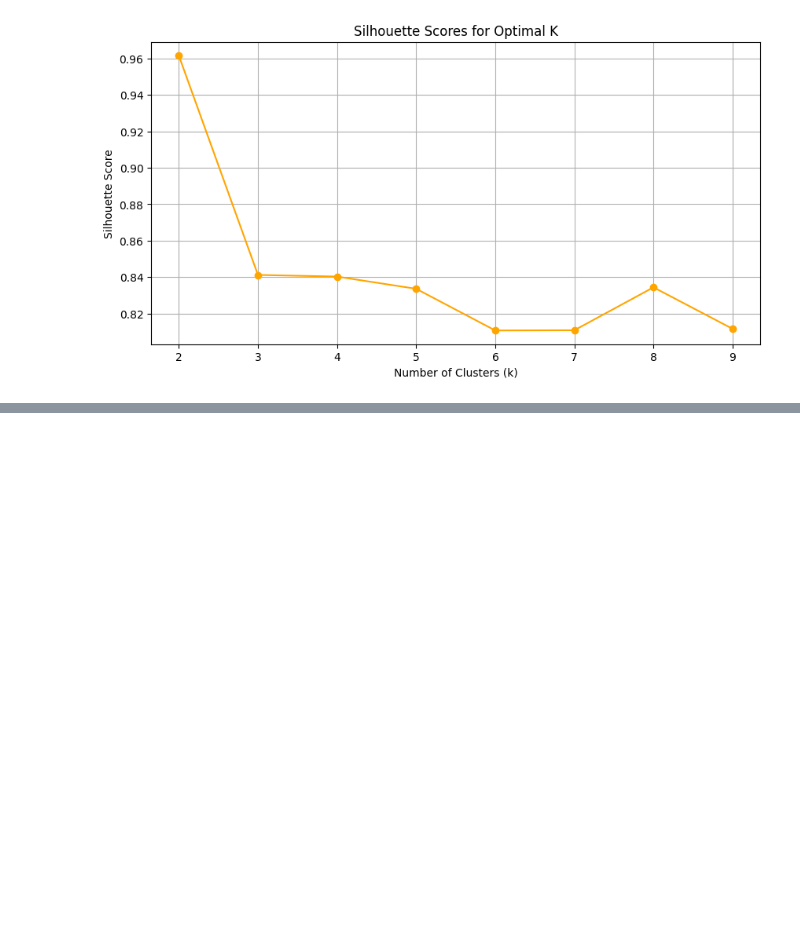
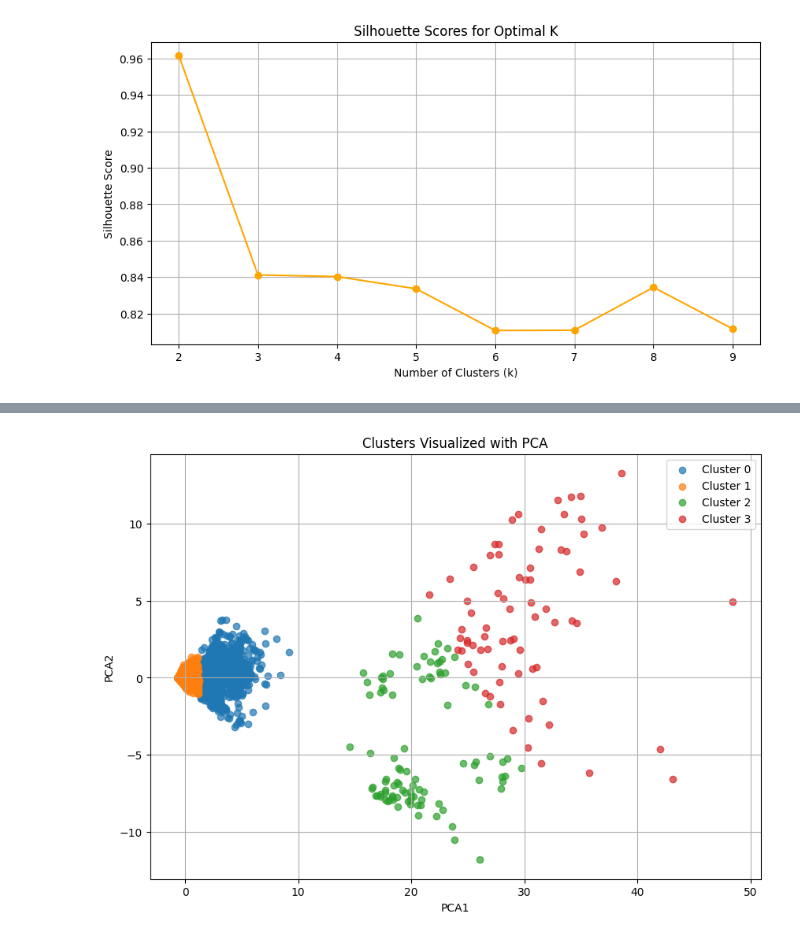
Before and after one commit to SandovalAguilar/data_mining, a Jupyter notebook: project/activities/07_data_clustering.ipynb, the cells around one changed output, grey strips where cells are left out. Cells and saved outputs as stored; diff of their text form; code cells hidden in the pictures; blank space fills up the shorter version.

```diff
--- a/project/activities/07_data_clustering.ipynb
+++ b/project/activities/07_data_clustering.ipynb
@@ -70,3 +73,21 @@ plt.grid(True)
 plt.show()
 # %% [output]
 [figure]
+# %%
+# Using the KneeLocator to determine the optimal number of clusters (k)
+knee_locator = KneeLocator(k_values, inertia, curve="convex", direction="decreasing")
+optimal_k = knee_locator.knee
+
+# Performing K-Means clustering with the selected k
+kmeans_final = KMeans(n_clusters=optimal_k, random_state=42)
+kmeans_final.fit(X_scaled_clustering)
+
+# Adding the cluster labels to the original DataFrame
+df['Cluster'] = kmeans_final.labels_
+
+# Displaying the cluster centers
+cluster_centers = scaler.inverse_transform(kmeans_final.cluster_centers_)
+cluster_centers_df = pd.DataFrame(cluster_centers, columns=X_clustering.columns)
+
+# Displaying the first few rows with cluster assignments
+df.head()
@@ -72,0 +101,23 @@ plt.show()
+# %%
+# Step 1: Reduce dimensions to 2D using PCA
+pca = PCA(n_components=2)
+X_pca = pca.fit_transform(X_scaled_clustering)
+
+# Step 2: Add PCA components and cluster labels to a new DataFrame
+visualization_df = pd.DataFrame(X_pca, columns=['PCA1', 'PCA2'])
+visualization_df['Cluster'] = df['Cluster']
+
+# Step 3: Plot the clusters
+plt.figure(figsize=(10, 7))
+for cluster in range(optimal_k):
+    cluster_data = visualization_df[visualization_df['Cluster'] == cluster]
+    plt.scatter(cluster_data['PCA1'], cluster_data['PCA2'], label=f'Cluster {cluster}', alpha=0.7)
+
+plt.title("Clusters Visualized with PCA")
+plt.xlabel("PCA1")
+plt.ylabel("PCA2")
+plt.legend()
+plt.grid(True)
+plt.show()
+# %% [output]
+[figure, added]
```
Also changed, not shown: parts of 2 cells of this notebook, 9 other files.
